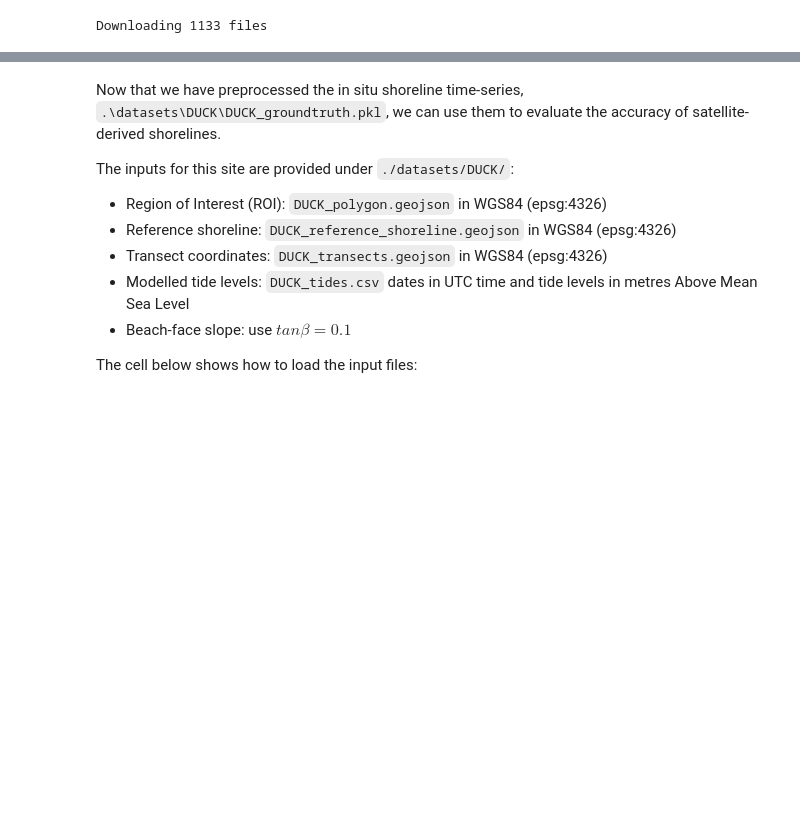
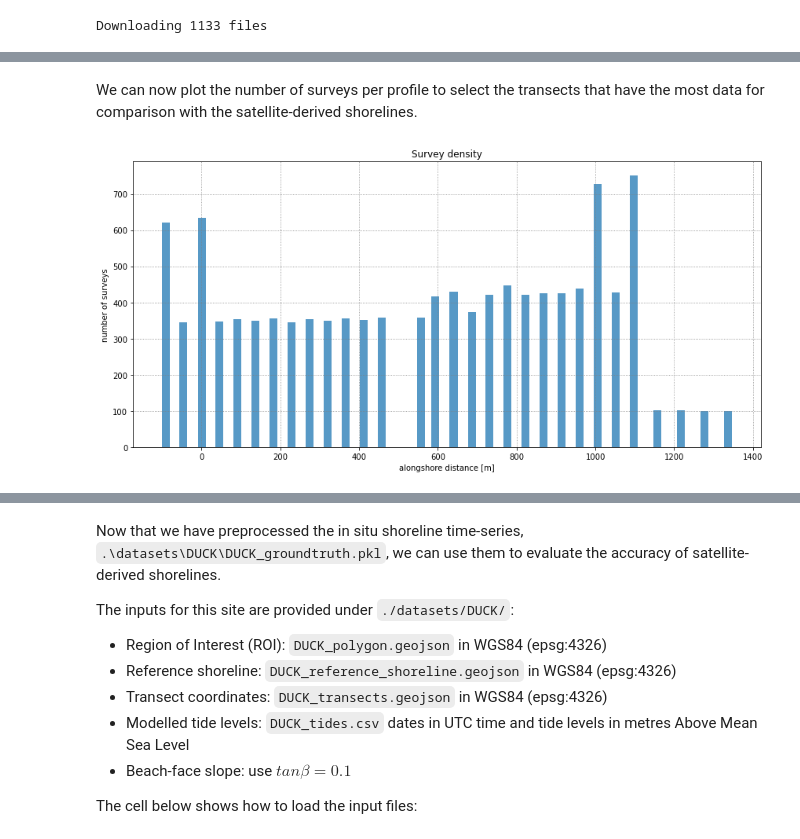
Before and after one commit to SatelliteShorelines/SDS_Benchmark, a Jupyter notebook: 1_preprocess_datasets.ipynb, the cells around one changed output, grey strips where cells are left out. Saved outputs shown, nothing was run; the diff lists cells and outputs as text; code cells hidden in the pictures; blank space fills up the shorter version.

```diff
--- a/1_preprocess_datasets.ipynb
+++ b/1_preprocess_datasets.ipynb
@@ -353,0 +355,11 @@ Time-series for the 0 m contour along 2 transects were saved at datasets\DUCK\DU
+# %% [markdown]
+We can now plot the number of surveys per profile to select the transects that have the most data for comparison with the satellite-derived shorelines.
+# %%
+# plot survey density
+fig, ax = plt.subplots(1,1,figsize=(12,6), tight_layout=True)
+ax.grid(which='major', linestyle=':', color='0.5')
+ax.bar(x=profiles,height=n_surveys,width=20,fc='C0',ec='None',alpha=0.75)
+ax.set(xlabel='alongshore distance [m]',ylabel='number of surveys',title='Survey density');
+fig.savefig(os.path.join(data_folder, '%s_survey_density.jpg'%sitename), dpi=100);
+# %% [output]
+[figure, added]
```
Also changed, not shown: parts of 15 cells of this notebook, 9 other files.
